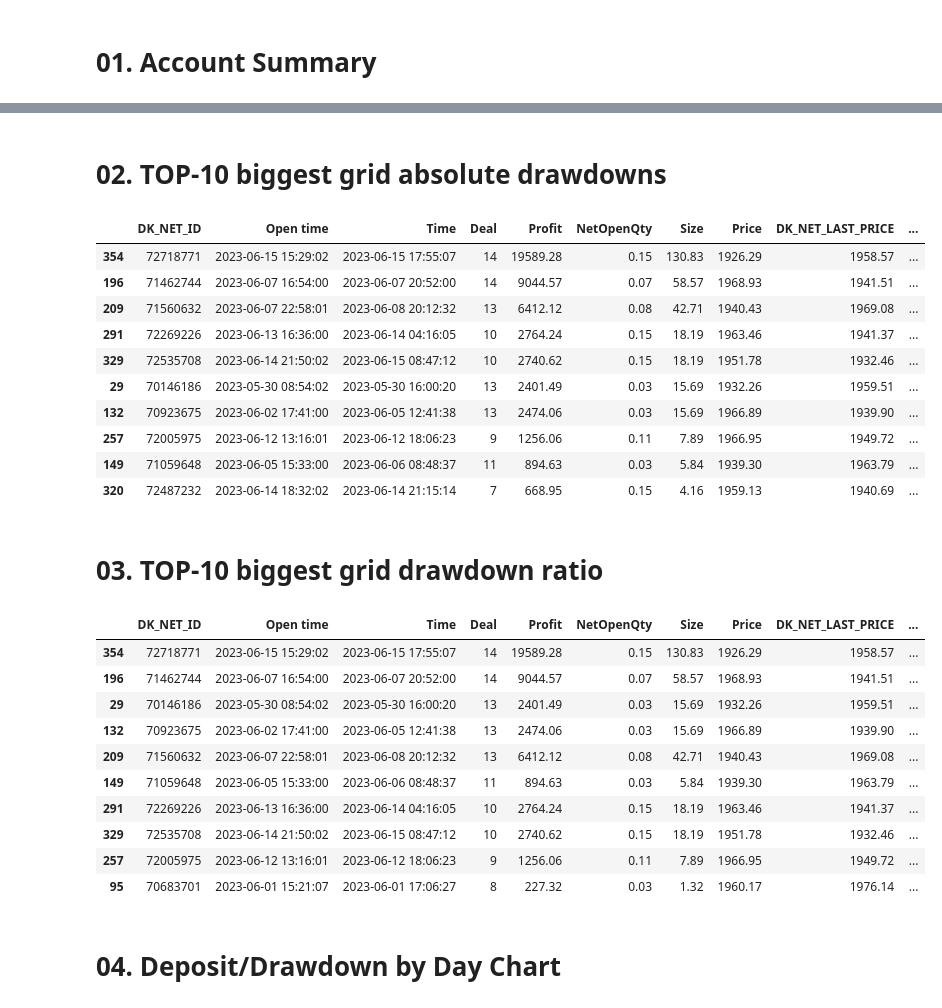
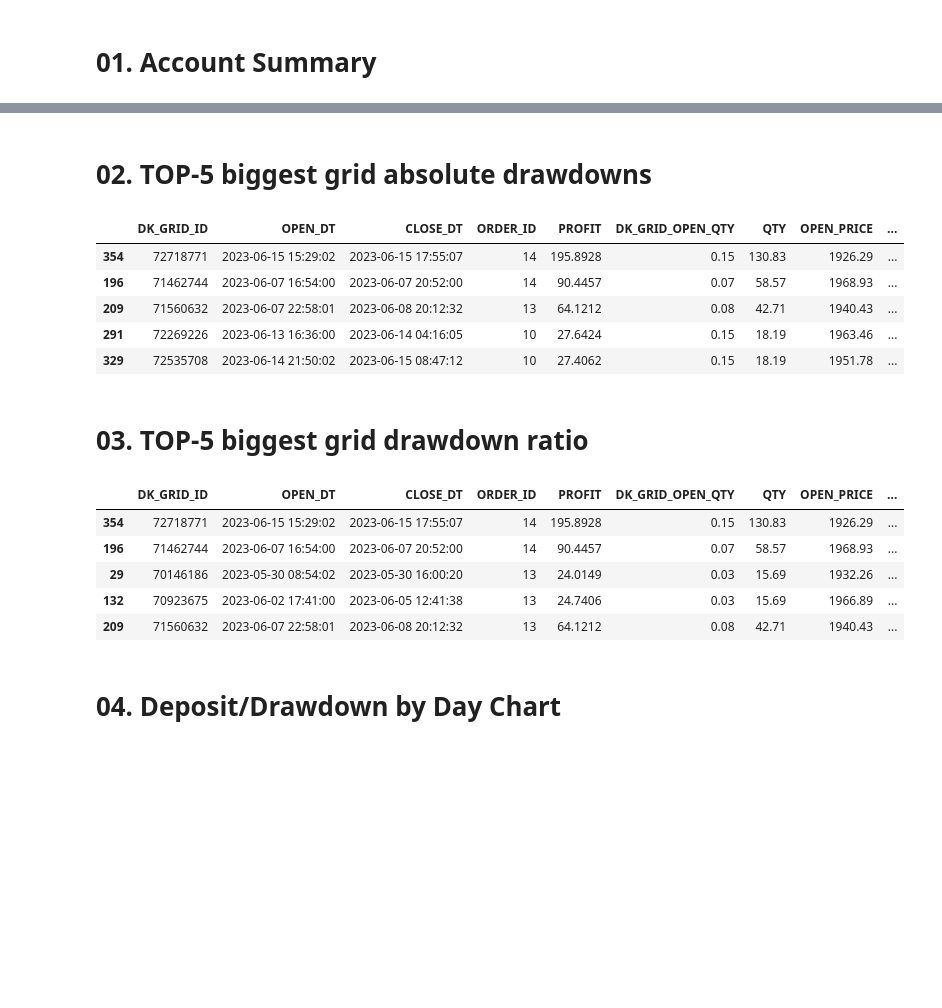
Before and after one commit to sournk/rf-history, a Jupyter notebook: research/analize.ipynb, the cells around one changed output, grey strips where cells are left out. Saved outputs shown, nothing was run; the diff lists cells and outputs as text; code cells hidden in the pictures; blank space fills up the shorter version.

```diff
--- a/research/analize.ipynb
+++ b/research/analize.ipynb
@@ -239,6 +239,3 @@ df_o = set_worst_grid_price(df_o, 'DK_WORST_PRICE')
 
 df_o['DK_DRAWDOWN'] = abs(df_o['DK_GRID_QTY'] * (df_o['DK_WORST_PRICE']) - df_o['DK_GRID_VALUE'])
 df_o['DK_DRAWDOWN_RATIO'] = df_o['DK_DRAWDOWN'] / df_o['DK_BALANCE_IN']
-
-df_o = df_o.sort_values(by='OPEN_DT', ascending=True)
-df_o
@@ -276,7 +259,7 @@ df_grids = df_o.groupby(['DK_GRID_ID']).agg({
 }).reset_index()
 
 df_grids['DK_GRID_AVG_PRICE'] = df_grids['DK_OPEN_VALUE'] / df_grids['QTY']
-df_grids['DK_DRAWDOWN'] = abs(df_grids['QTY'] * (df_grids['DK_WORST_PRICE'] * 100) - df_grids['DK_OPEN_VALUE'])  # *100 for USD price to Cents
+df_grids['DK_DRAWDOWN'] = abs(df_grids['QTY'] * (df_grids['DK_WORST_PRICE']) - df_grids['DK_OPEN_VALUE'])
 df_grids['DK_DRAWDOWN_RATIO'] = df_grids['DK_DRAWDOWN'] / df_grids['DK_BALANCE_IN']
 df_grids = df_grids.sort_values(by='DK_DRAWDOWN_RATIO', ascending=False)
 
@@ -292,17 +275,18 @@ def calc_drawdown_for_max_grid_order(r):
     curr_qty = r['QTY']
     for i in range(r['ORDER_ID'] + 1, EVE_MAX_ORDER_COUNT + 1):
       curr_price = curr_price + kp
-      curr_value = curr_value + (curr_price * 100) * (curr_qty * kq - curr_qty)
+      curr_value = curr_value + (curr_price) * (curr_qty * kq - curr_qty)
       curr_qty = curr_qty * kq
 
-    return abs(curr_value - curr_qty * (curr_price + kp)  * 100)
+    return abs(curr_value - curr_qty * (curr_price + kp))
 
 df_grids['DK_DRAWDOWN_20'] = df_grids.apply(calc_drawdown_for_max_grid_order, axis = 1)
 df_grids['DK_DRAWDOWN_20_RATIO'] = df_grids['DK_DRAWDOWN_20'] / df_grids['DK_BALANCE_IN']
 
-df_grids['DK_LOT_1000'] = df_grids['DK_GRID_OPEN_QTY'] / (df_grids['DK_BALANCE_IN'] / 100 / 1000)
+df_grids['DK_LOT_1000'] = df_grids['DK_GRID_OPEN_QTY'] / (df_grids['DK_BALANCE_IN'] / 1000)
 df_grids = df_grids.sort_values(by='OPEN_DT')
 
+df_grids = df_grids.sort_values(by='DK_DRAWDOWN', ascending=False)
 df_grids.head()
 # %% [output]
 |  | DK_GRID_ID | OPEN_DT | CLOSE_DT | ORDER_ID | PROFIT | DK_GRID_OPEN_QTY | QTY | OPEN_PRICE | ... |
@@ -404,35 +404,25 @@ NameError: name 'df_grids' is not defined
 # %% [markdown]
-# 02. TOP-10 biggest grid absolute drawdowns
+# 02. TOP-5 biggest grid absolute drawdowns
 # %%
-df_grids.sort_values(by=CN['Drawdown'], ascending=False).head(10)
+df_grids.sort_values(by='DK_DRAWDOWN', ascending=False).head()
 # %% [output]
-|  | DK_NET_ID | Open time | Time | Deal | Profit | NetOpenQty | Size | Price | DK_NET_LAST_PRICE | ... |
-| 354 | 72718771 | 2023-06-15 15:29:02 | 2023-06-15 17:55:07 | 14 | 19589.28 | 0.15 | 130.83 | 1926.29 | 1958.57 | ... |
-| 196 | 71462744 | 2023-06-07 16:54:00 | 2023-06-07 20:52:00 | 14 | 9044.57 | 0.07 | 58.57 | 1968.93 | 1941.51 | ... |
-| 209 | 71560632 | 2023-06-07 22:58:01 | 2023-06-08 20:12:32 | 13 | 6412.12 | 0.08 | 42.71 | 1940.43 | 1969.08 | ... |
-| 291 | 72269226 | 2023-06-13 16:36:00 | 2023-06-14 04:16:05 | 10 | 2764.24 | 0.15 | 18.19 | 1963.46 | 1941.37 | ... |
-| 329 | 72535708 | 2023-06-14 21:50:02 | 2023-06-15 08:47:12 | 10 | 2740.62 | 0.15 | 18.19 | 1951.78 | 1932.46 | ... |
-| 29 | 70146186 | 2023-05-30 08:54:02 | 2023-05-30 16:00:20 | 13 | 2401.49 | 0.03 | 15.69 | 1932.26 | 1959.51 | ... |
-| 132 | 70923675 | 2023-06-02 17:41:00 | 2023-06-05 12:41:38 | 13 | 2474.06 | 0.03 | 15.69 | 1966.89 | 1939.90 | ... |
-| 257 | 72005975 | 2023-06-12 13:16:01 | 2023-06-12 18:06:23 | 9 | 1256.06 | 0.11 | 7.89 | 1966.95 | 1949.72 | ... |
-| 149 | 71059648 | 2023-06-05 15:33:00 | 2023-06-06 08:48:37 | 11 | 894.63 | 0.03 | 5.84 | 1939.30 | 1963.79 | ... |
-| 320 | 72487232 | 2023-06-14 18:32:02 | 2023-06-14 21:15:14 | 7 | 668.95 | 0.15 | 4.16 | 1959.13 | 1940.69 | ... |
+|  | DK_GRID_ID | OPEN_DT | CLOSE_DT | ORDER_ID | PROFIT | DK_GRID_OPEN_QTY | QTY | OPEN_PRICE | ... |
+| 354 | 72718771 | 2023-06-15 15:29:02 | 2023-06-15 17:55:07 | 14 | 195.8928 | 0.15 | 130.83 | 1926.29 | ... |
+| 196 | 71462744 | 2023-06-07 16:54:00 | 2023-06-07 20:52:00 | 14 | 90.4457 | 0.07 | 58.57 | 1968.93 | ... |
+| 209 | 71560632 | 2023-06-07 22:58:01 | 2023-06-08 20:12:32 | 13 | 64.1212 | 0.08 | 42.71 | 1940.43 | ... |
+| 291 | 72269226 | 2023-06-13 16:36:00 | 2023-06-14 04:16:05 | 10 | 27.6424 | 0.15 | 18.19 | 1963.46 | ... |
+| 329 | 72535708 | 2023-06-14 21:50:02 | 2023-06-15 08:47:12 | 10 | 27.4062 | 0.15 | 18.19 | 1951.78 | ... |
 # %% [markdown]
-# 03. TOP-10 biggest grid drawdown ratio
+# 03. TOP-5 biggest grid drawdown ratio
 # %%
-df_grids.sort_values(by=CN['DrawdownRatio'], ascending=False).head(10)
+df_grids.sort_values(by=['DK_DRAWDOWN_RATIO'], ascending=False).head(5)
 # %% [output]
-|  | DK_NET_ID | Open time | Time | Deal | Profit | NetOpenQty | Size | Price | DK_NET_LAST_PRICE | ... |
-| 354 | 72718771 | 2023-06-15 15:29:02 | 2023-06-15 17:55:07 | 14 | 19589.28 | 0.15 | 130.83 | 1926.29 | 1958.57 | ... |
-| 196 | 71462744 | 2023-06-07 16:54:00 | 2023-06-07 20:52:00 | 14 | 9044.57 | 0.07 | 58.57 | 1968.93 | 1941.51 | ... |
-| 29 | 70146186 | 2023-05-30 08:54:02 | 2023-05-30 16:00:20 | 13 | 2401.49 | 0.03 | 15.69 | 1932.26 | 1959.51 | ... |
-| 132 | 70923675 | 2023-06-02 17:41:00 | 2023-06-05 12:41:38 | 13 | 2474.06 | 0.03 | 15.69 | 1966.89 | 1939.90 | ... |
-| 209 | 71560632 | 2023-06-07 22:58:01 | 2023-06-08 20:12:32 | 13 | 6412.12 | 0.08 | 42.71 | 1940.43 | 1969.08 | ... |
-| 149 | 71059648 | 2023-06-05 15:33:00 | 2023-06-06 08:48:37 | 11 | 894.63 | 0.03 | 5.84 | 1939.30 | 1963.79 | ... |
-| 291 | 72269226 | 2023-06-13 16:36:00 | 2023-06-14 04:16:05 | 10 | 2764.24 | 0.15 | 18.19 | 1963.46 | 1941.37 | ... |
-| 329 | 72535708 | 2023-06-14 21:50:02 | 2023-06-15 08:47:12 | 10 | 2740.62 | 0.15 | 18.19 | 1951.78 | 1932.46 | ... |
-| 257 | 72005975 | 2023-06-12 13:16:01 | 2023-06-12 18:06:23 | 9 | 1256.06 | 0.11 | 7.89 | 1966.95 | 1949.72 | ... |
-| 95 | 70683701 | 2023-06-01 15:21:07 | 2023-06-01 17:06:27 | 8 | 227.32 | 0.03 | 1.32 | 1960.17 | 1976.14 | ... |
+|  | DK_GRID_ID | OPEN_DT | CLOSE_DT | ORDER_ID | PROFIT | DK_GRID_OPEN_QTY | QTY | OPEN_PRICE | ... |
+| 354 | 72718771 | 2023-06-15 15:29:02 | 2023-06-15 17:55:07 | 14 | 195.8928 | 0.15 | 130.83 | 1926.29 | ... |
+| 196 | 71462744 | 2023-06-07 16:54:00 | 2023-06-07 20:52:00 | 14 | 90.4457 | 0.07 | 58.57 | 1968.93 | ... |
+| 29 | 70146186 | 2023-05-30 08:54:02 | 2023-05-30 16:00:20 | 13 | 24.0149 | 0.03 | 15.69 | 1932.26 | ... |
+| 132 | 70923675 | 2023-06-02 17:41:00 | 2023-06-05 12:41:38 | 13 | 24.7406 | 0.03 | 15.69 | 1966.89 | ... |
+| 209 | 71560632 | 2023-06-07 22:58:01 | 2023-06-08 20:12:32 | 13 | 64.1212 | 0.08 | 42.71 | 1940.43 | ... |
 # %% [markdown]
 # 04. Deposit/Drawdown by Day Chart
 # %%
```
Also changed, not shown: parts of 5 cells of this notebook, 2 other files.
